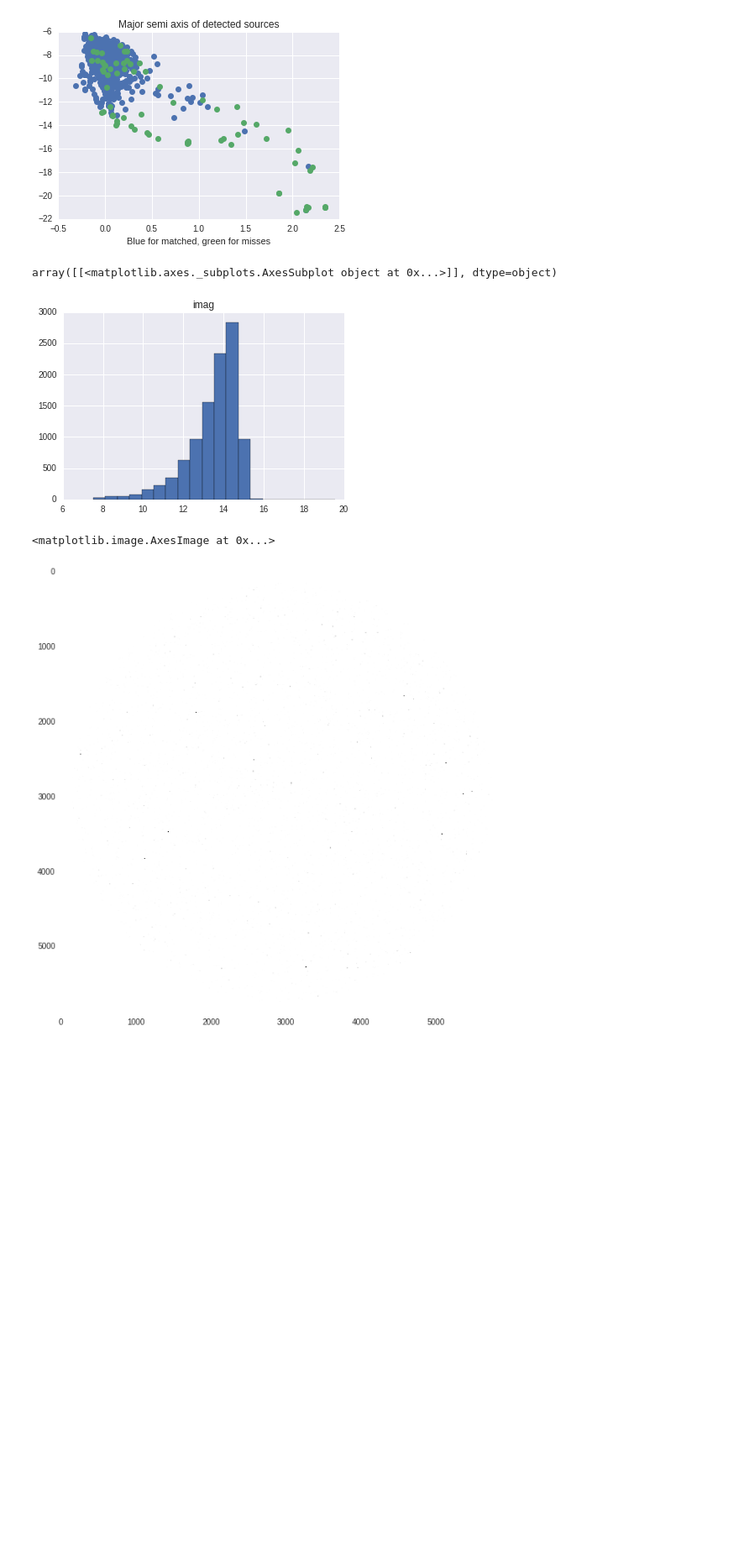
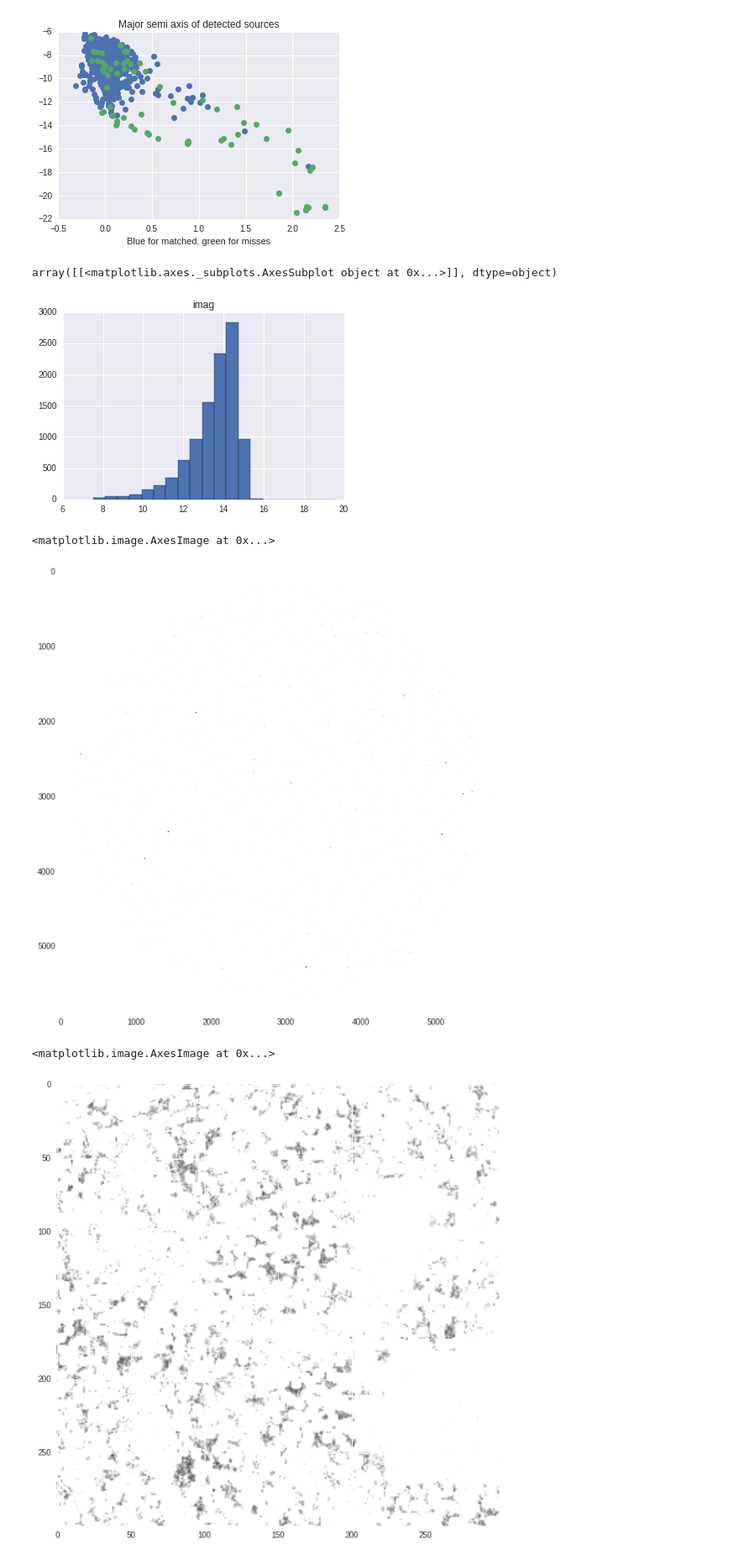
Before and after one commit to BrunoSanchez/rhino, a Jupyter notebook: stellar_chek/extract_test_stellar_Cstar.ipynb, the cells around one changed output. Shown at 84% size. Saved outputs shown, nothing was run; the diff lists cells and outputs as text; code cells hidden in the pictures; blank space fills up the shorter version.

```diff
--- a/stellar_chek/extract_test_stellar_Cstar.ipynb
+++ b/stellar_chek/extract_test_stellar_Cstar.ipynb
@@ -200,3 +200,11 @@ plt.imshow(mM -bkgM, cmap=cm.gray_r)
 # %% [output]
 <matplotlib.image.AxesImage at 0x...>
 [figure]
+# %%
+cofee = fits.getdata('/home/bos0109/sersic/work/rhino/data/a807_1_wcs.fits')
+# %%
+plt.figure(figsize=(10,10))
+plt.imshow(cofee[300:600, 300:600], vmin=800, vmax=900, cmap=plt.cm.gray)
+# %% [output]
+<matplotlib.image.AxesImage at 0x...>
+[figure, added]
```
Also changed, not shown: parts of 3 cells of this notebook, 3 other files.
